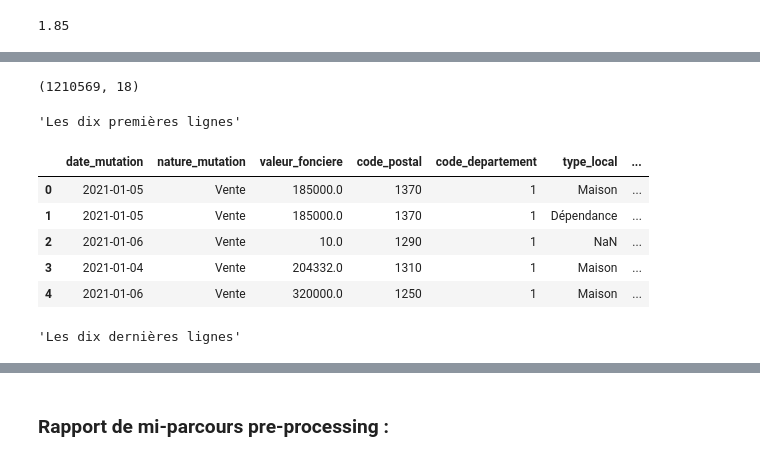
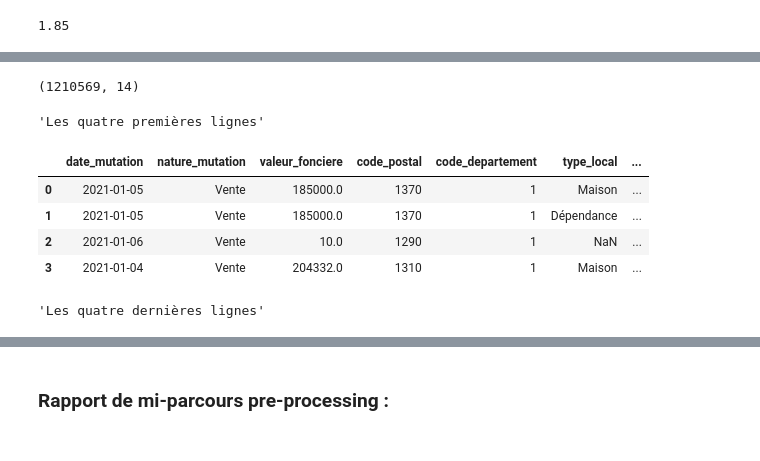
Before and after one commit to victor-kerros/tokenisation-immo, a Jupyter notebook: token-immo.ipynb, the cells around one changed output, grey strips where cells are left out. Drawn from its saved outputs; the diff is of its cells as text; code cells hidden in the pictures.

```diff
--- a/token-immo.ipynb
+++ b/token-immo.ipynb
@@ -224,42 +176,33 @@ np.round(len(table) / len(table["identifiant_transaction"].unique()), 2)
 # %%
 # Création de table_vf :
 
 # On crée le dataframe table_vf qui sera la version finale (vf) de notre dataset
 colonnes = ["date_mutation", "nature_mutation", "valeur_fonciere", "code_postal", "code_departement", 'type_local',
             'surface_reelle_bati', 'nombre_pieces_principales', 'nature_culture', 'surface_terrain', 'longitude',
             'latitude', 'adresse', 'identifiant_transaction']
 table_vf = table[colonnes].copy()
-
-# Objectif : créer des colonnes pour stocker les valeurs des biens secondaires (jardin, terrain à bâtir, dépendance, etc.)
-# On veut le nombre de m2 de la culture (s'il ne s'agit pas d'un jardin / terrain d'agrément ou d'un terrain à bâtir),
-# On veut aussi le nombre de m2 du local (une dépendance ou un local industriel, par exemple), du terrain à bâtir et du jardin
-table_vf["culture_m2"] = 0
-table_vf["jardin_m2"] = 0
-table_vf["terrains_a_bâtir_m2"] = 0
-table_vf["dependance_m2"] = 0
 
 # On agrège les types de cultures différents de NaN, sols, terrain à bâtir et  : on les renomme "culture"
 culture_type = ['taillis simples', 'eaux', 'landes', 'taillis sous futaie', 'prés', 'terres', 'peupleraies',
                 'vignes', 'bois', 'vergers', 'carrières', 'futaies résineuses', 'pâtures', 'futaies feuillues',
                 'futaies mixtes', 'chemin de fer', 'oseraies', 'pacages', 'prés plantes', 'terres plantées',
                 'landes boisées', 'herbages', "prés d'embouche"]
 for x in culture_type:
     table_vf.loc[table_vf["nature_culture"] == x, "nature_culture"] = "culture"
 
 # Visualisation de table_vf
 display(table_vf.shape)
-display("Les dix premières lignes")
-display(table_vf.head(5))
-display("Les dix dernières lignes")
-table_vf.tail(5)
+display("Les quatre premières lignes")
+display(table_vf.head(4))
+display("Les quatre dernières lignes")
+table_vf.tail(4)
 # %% [output]
-(1210569, 18)
+(1210569, 14)
-'Les dix premières lignes'
+'Les quatre premières lignes'
 |  | date_mutation | nature_mutation | valeur_fonciere | code_postal | code_departement | type_local | ... |
 | 0 | 2021-01-05 | Vente | 185000.0 | 1370 | 1 | Maison | ... |
 | 1 | 2021-01-05 | Vente | 185000.0 | 1370 | 1 | Dépendance | ... |
 | 2 | 2021-01-06 | Vente | 10.0 | 1290 | 1 | NaN | ... |
 | 3 | 2021-01-04 | Vente | 204332.0 | 1310 | 1 | Maison | ... |
-| 4 | 2021-01-06 | Vente | 320000.0 | 1250 | 1 | Maison | ... |
-'Les dix dernières lignes'
+'Les quatre dernières lignes'
 |  | date_mutation | nature_mutation | valeur_fonciere | code_postal | code_departement | type_local | ... |
```
Also changed, not shown: parts of 24 cells of this notebook.
